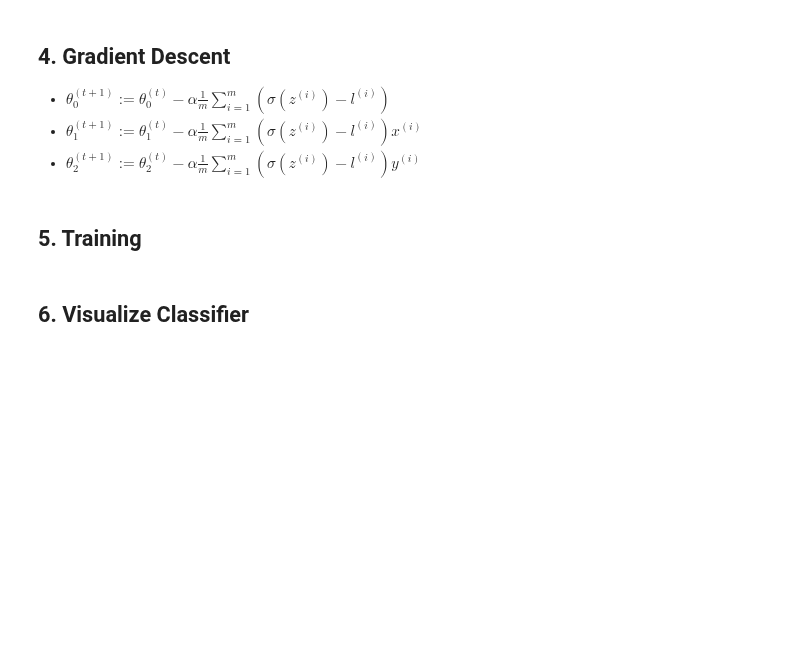
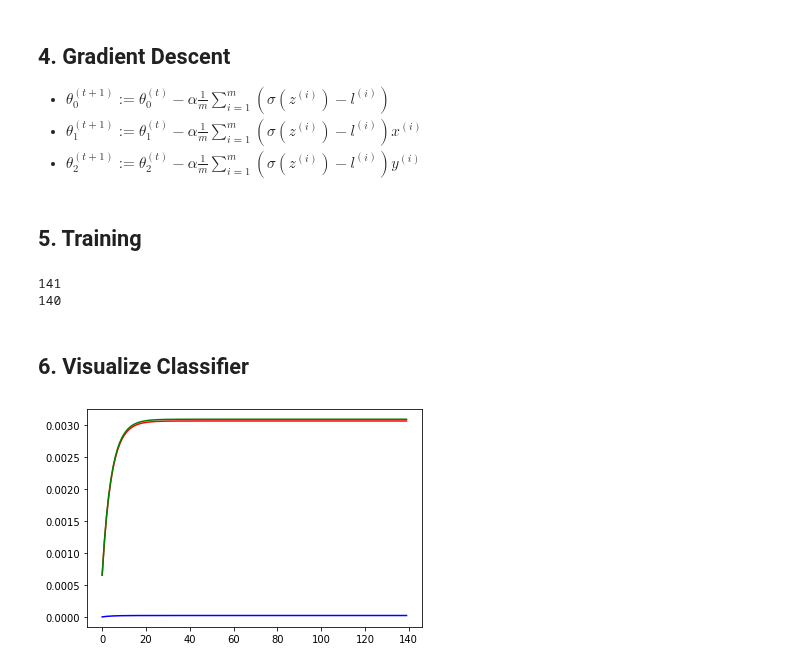
Before and after one commit to cielixer/CAU-MachineLearning2020-1st, a Jupyter notebook: Homework05/code.ipynb, the cells around one changed output. Saved outputs shown, nothing was run; the diff lists cells and outputs as text; code cells hidden in the pictures; blank space fills up the shorter version.

```diff
--- a/Homework05/code.ipynb
+++ b/Homework05/code.ipynb
@@ -98,5 +98,9 @@ while losses[-1] != loss(np.matmul(dataset,theta), label):
     theta1_record.append(theta[1].tolist()[0][0])
     theta2_record.append(theta[2].tolist()[0][0])
     iter = iter + 1
+losses.pop(0)
+# %% [output]
+141
+140
 # %% [markdown]
 ## 6. Visualize Classifier
@@ -106,0 +107,10 @@ plt.
+# %%
+iter_x = list(range(iter))
+
+plt.plot(iter_x, theta0_record, color='red')
+plt.plot(iter_x, theta1_record, color='green')
+plt.plot(iter_x, theta2_record, color='blue')
+
+plt.show()
+# %% [output]
+[figure, added]
```
Also changed, not shown: parts of 2 cells of this notebook.
